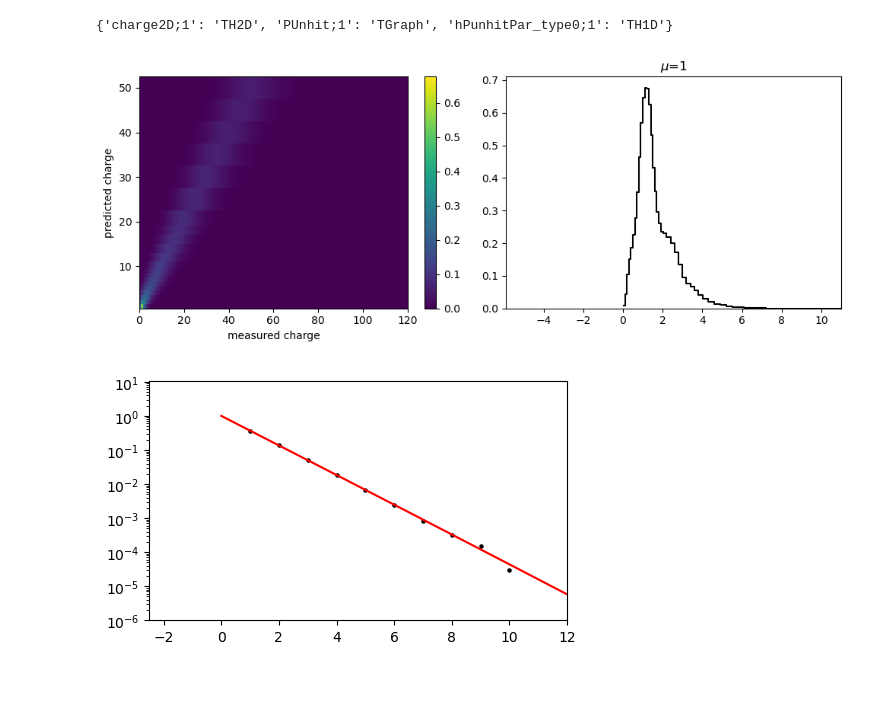
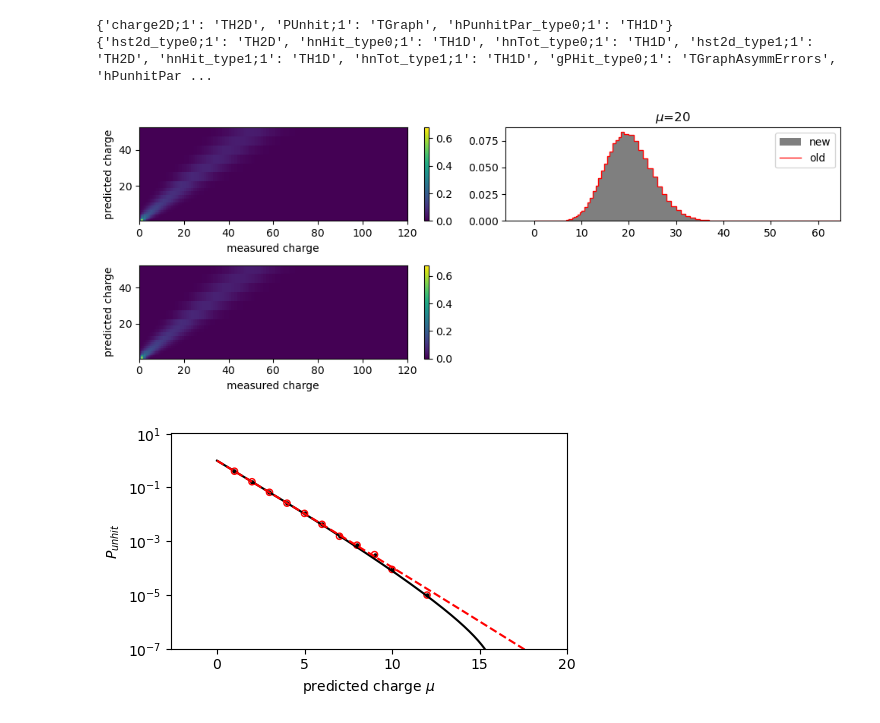
Before and after one commit to lolorestrepo/WCSimFQTuningTools, a Jupyter notebook: Charge/Analysis/charge2D_and_unhit.ipynb, the cells around one changed output. Cells and saved outputs as stored; diff of their text form; code cells hidden in the pictures; blank space fills up the shorter version.

Commit message:
Update charge utilities

```diff
--- a/Charge/Analysis/charge2D_and_unhit.ipynb
+++ b/Charge/Analysis/charge2D_and_unhit.ipynb
@@ -8,15 +8,17 @@ import matplotlib.pyplot as plt
 plt.rcParams["figure.figsize"] = (5, 3)
 # %%
 # o stands for "old"
-# ofname = os.path.expandvars("$HOME/Software/WCSimFQTuningTools/Charge/old_tools/")
+ofname = os.path.expandvars("$HOME/Software/WCSimFQTuningTools/Charge/old_tools/pdf2d.root")
 fname  = os.path.expandvars("$HOME/Software/WCSimFQTuningTools/Charge/charge2D_and_unhit.root")
 
-# of = uproot.open(ofname)
+of = uproot.open(ofname)
 f  = uproot.open(fname)
-# %%
-f.classnames()
-# %% [output]
-{'charge2D;1': 'TH2D', 'PUnhit;1': 'TGraph', 'hPunhitPar_type0;1': 'TH1D'}
+# %%
+print(f.classnames())
+print(of.classnames())
+# %% [output]
+{'charge2D;1': 'TH2D', 'PUnhit;1': 'TGraph', 'hPunhitPar_type0;1': 'TH1D'}
+{'hst2d_type0;1': 'TH2D', 'hnHit_type0;1': 'TH1D', 'hnTot_type0;1': 'TH1D', 'hst2d_type1;1': 'TH2D', 'hnHit_type1;1': 'TH1D', 'hnTot_type1;1': 'TH1D', 'gPHit_type0;1': 'TGraphAsymmErrors', 'hPunhitPar ...
 # %%
 # read 2D histogram
 Hq, mubins, qbins = f["charge2D"].to_numpy()
@@ -24,40 +26,66 @@ Hq, mubins, qbins = f["charge2D"].to_numpy()
 mus, PUnhit = f["PUnhit"].values()
 # get PUnhit fit parameters
 pars, _ = f["hPunhitPar_type0"].to_numpy()
+
+# old
+oHq, _, _   = of["hst2d_type0"].to_numpy()
+omus, oPHit = of["gPHit_type0"].values()
+opars, _    = of["hPunhitPar_type0"].to_numpy()
+oPUnhit = 1. - oPHit
 # %%
 plt.figure(figsize=[10, 4])
 
 # plot 2D
-plt.subplot(121)
+plt.subplot(221)
 plt.pcolormesh(qbins, mubins, Hq)
 plt.xlabel("measured charge")
 plt.ylabel("predicted charge")
 plt.colorbar()
 
 # plot projection
-plt.subplot(122)
-mu = 1
+plt.subplot(222)
+mu = 20
 index = np.digitize(mu, mubins)-1
 qs  = ( qbins[1:] + qbins [:-1])/2.
 plt.title(rf"$\mu$={mu}")
-plt.step(qs, Hq[index], color="k", where="mid")
+plt.stairs( Hq[index], qbins, label="new", color="k", fill=True, alpha=0.5)
+plt.stairs(oHq[index], qbins, label="old", color="r")
 plt.xlim([None, mu+np.sqrt(mu)*10])
 plt.ylim([0, None])
+plt.legend()
+
+# old 2D
+plt.subplot(223)
+plt.pcolormesh(qbins, mubins, oHq)
+plt.xlabel("measured charge")
+plt.ylabel("predicted charge")
+plt.colorbar()
+
 
 plt.tight_layout()
 # %% [output]
-[figure, old version]
+[figure, new version]
 # %%
 def PUnhit_func(x, a1, a2, a3):
     return (1. + a1*x + a2*x**2 + a3*x**3)*np.exp(-x)
 
 plt.figure()
+# new
 plt.scatter(mus, PUnhit, color="k", s=5)
 x = np.linspace(0, np.max(mus), 1000)
-plt.plot(x, PUnhit_func(x, *pars[:3]), color="r")
-plt.xlim([None, 12])
+plt.plot(x, PUnhit_func(x, *pars[:3]), color="k", label="new")
+
+# old
+plt.scatter(omus, oPUnhit, label="old", edgecolor="red", s=20, c="none")
+x = np.linspace(0, np.max(mus), 1000)
+plt.plot(x, PUnhit_func(x, *opars[:3]), color="r", label="new", linestyle="--")
+
+plt.xlabel(rf"predicted charge $\mu$")
+plt.ylabel(r"$P_{unhit}$")
+
+plt.xlim([None, 20])
 plt.yscale("log")
-plt.ylim([1e-6, None])
+plt.ylim([1e-7, None])
 plt.tight_layout()
 # %% [output]
-[figure, old version]
+[figure, new version]
```
Also changed, not shown: 3 other files.
